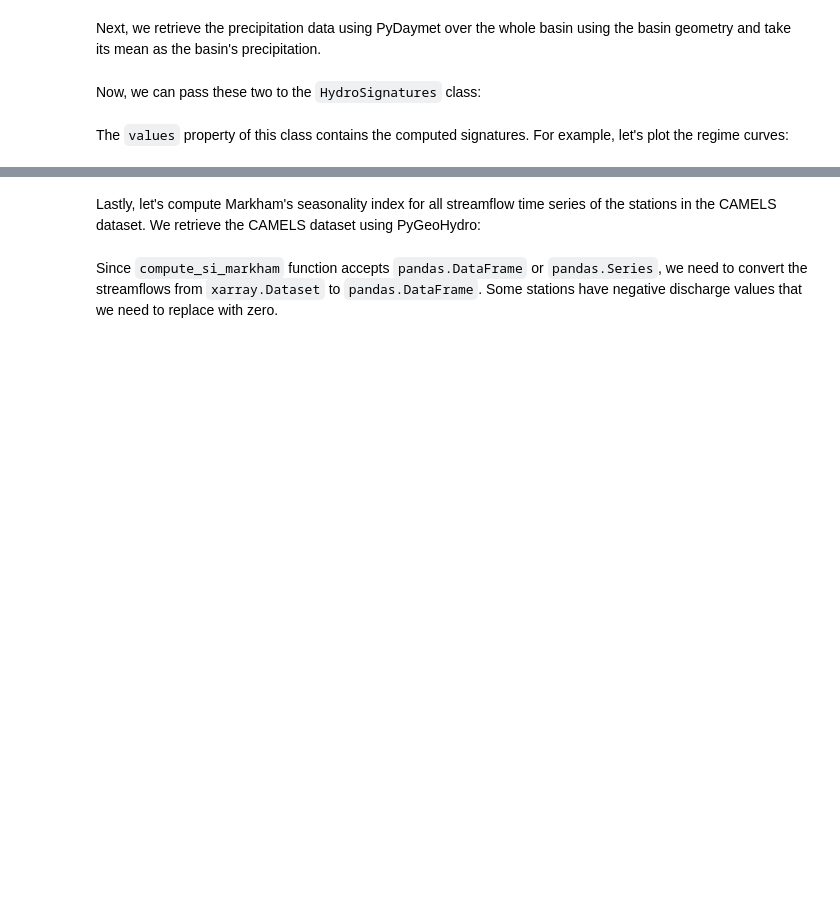
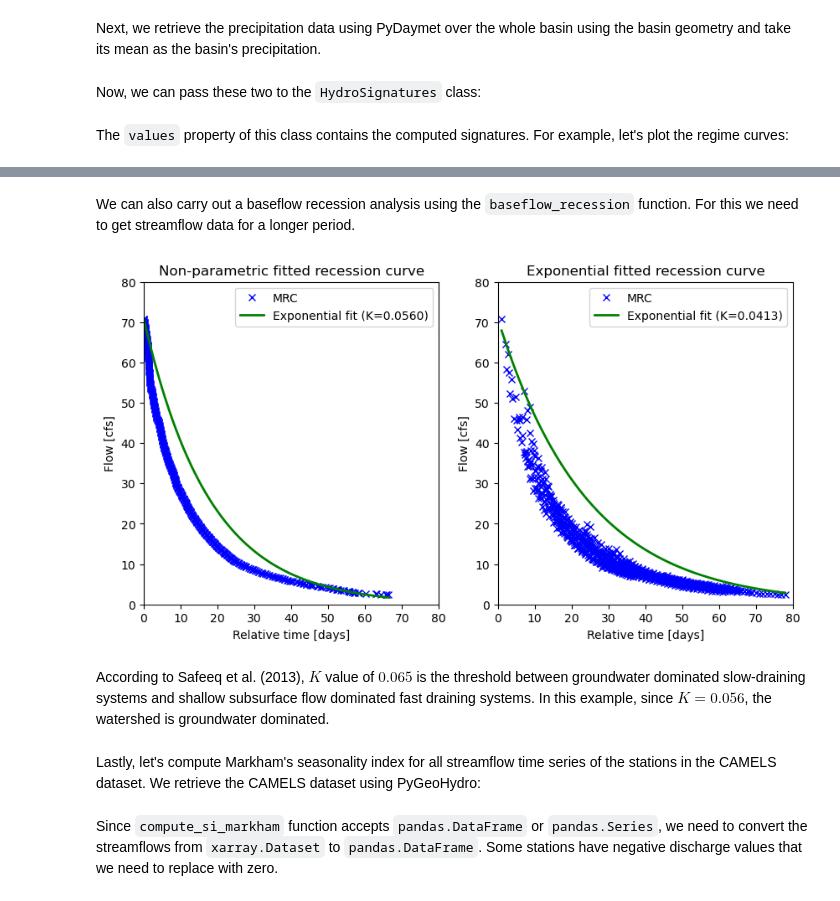
Before and after one commit to hyriver/HyRiver-examples, a Jupyter notebook: notebooks/signatures.ipynb, the cells around one changed output, grey strips where cells are left out. Drawn from its saved outputs; the diff is of its cells as text; code cells hidden in the pictures; blank space fills up the shorter version.

```diff
--- a/notebooks/signatures.ipynb
+++ b/notebooks/signatures.ipynb
@@ -74,3 +78,45 @@ fig.savefig(Path("_static", "signatures_bf.png"))
+# %% [markdown]
+We can also carry out a baseflow recession analysis using the ``baseflow_recession`` function. For this we need to get streamflow data for a longer period.
+# %%
+q = nwis.get_streamflow("12304500", ("2000-01-01", "2019-12-31"))
+mrc_np, bfr_k_np = hs.baseflow_recession(q, fit_method="nonparametric_analytic")
+mrc_exp, bfr_k_exp = hs.baseflow_recession(q, fit_method="exponential")
+
+fig, (ax1, ax2) = plt.subplots(1, 2, figsize=(10, 5), dpi=100)
+
+ax1.plot(mrc_np[:, 0], mrc_np[:, 1], "bx")
+ax1.plot(
+    np.sort(mrc_np[:, 0]),
+    np.exp(np.log(mrc_np[0, 1]) - bfr_k_np * np.sort(mrc_np[:, 0])),
+    "g-",
+    linewidth=2,
+)
+ax1.set_xlabel("Relative time [days]")
+ax1.set_ylabel("Flow [cfs]")
+ax1.set_xlim(0, 80)
+ax1.set_ylim(0, 80)
+ax1.set_title("Non-parametric fitted recession curve")
+ax1.legend(["MRC", f"Exponential fit (K={bfr_k_np:.4f})"])
+
+ax2.plot(mrc_exp[:, 0], mrc_exp[:, 1], "bx")
+ax2.plot(
+    np.sort(mrc_exp[:, 0]),
+    np.exp(np.log(mrc_exp[0, 1]) - bfr_k_exp * np.sort(mrc_exp[:, 0])),
+    "g-",
+    linewidth=2,
+)
+ax2.set_xlabel("Relative time [days]")
+ax2.set_ylabel("Flow [cfs]")
+ax2.set_xlim(0, 80)
+ax2.set_ylim(0, 80)
+ax2.set_title("Exponential fitted recession curve")
+ax2.legend(["MRC", f"Exponential fit (K={bfr_k_exp:.4f})"])
+
+fig.savefig(Path("_static", "recession.png"), bbox_inches="tight")
+# %% [output]
+[figure, added]
+# %% [markdown]
+According to Safeeq et al. (2013), $K$ value of $0.065$ is the threshold between groundwater dominated slow-draining systems and shallow subsurface flow dominated fast draining systems. In this example, since $K=0.056$, the watershed is groundwater dominated.
 # %% [markdown]
 Lastly, let's compute Markham's seasonality index for all streamflow time series of the stations in the CAMELS dataset. We retrieve the CAMELS dataset using PyGeoHydro:
 # %%
```
Also changed, not shown: parts of 4 cells of this notebook, 3 other files.
